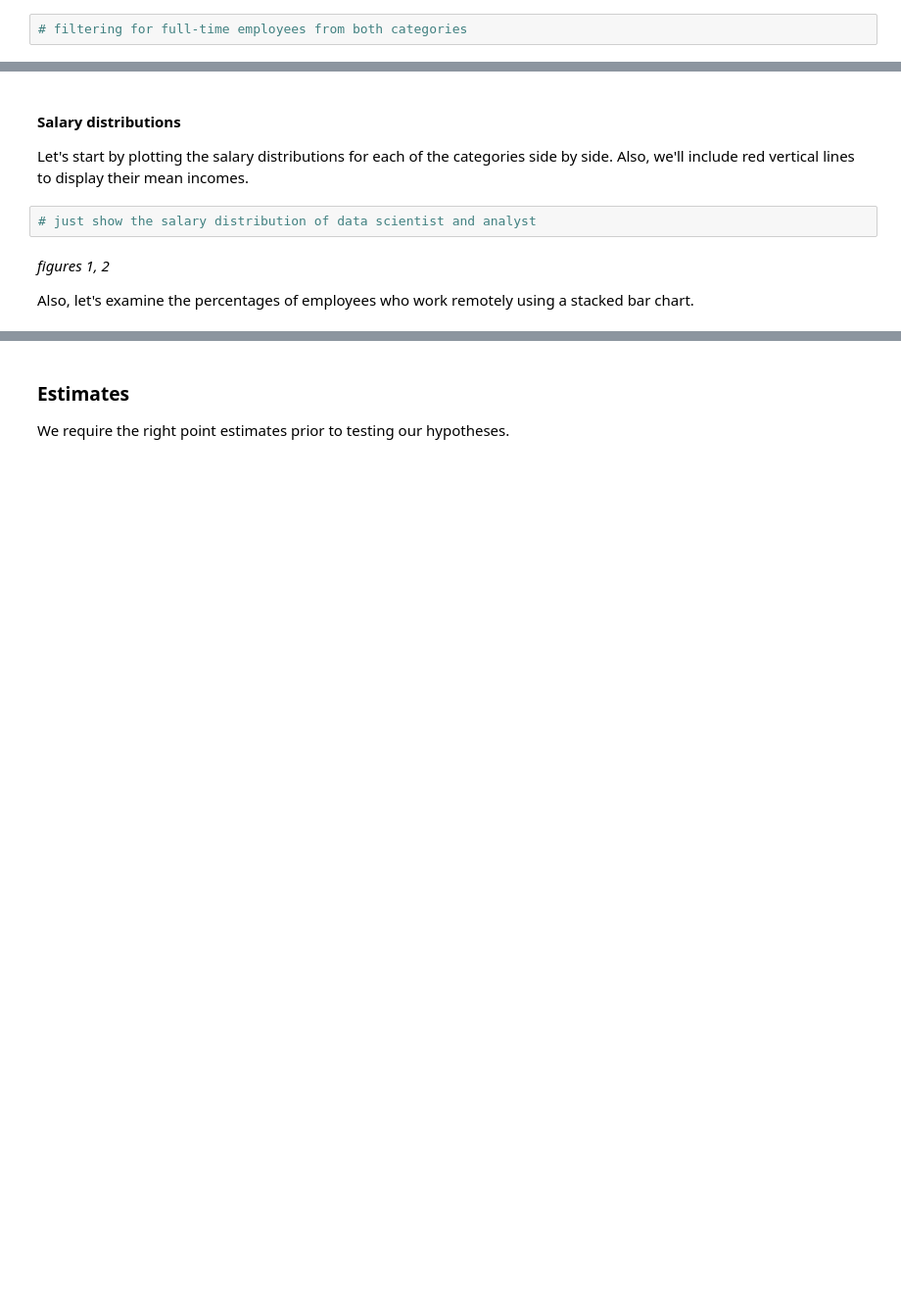
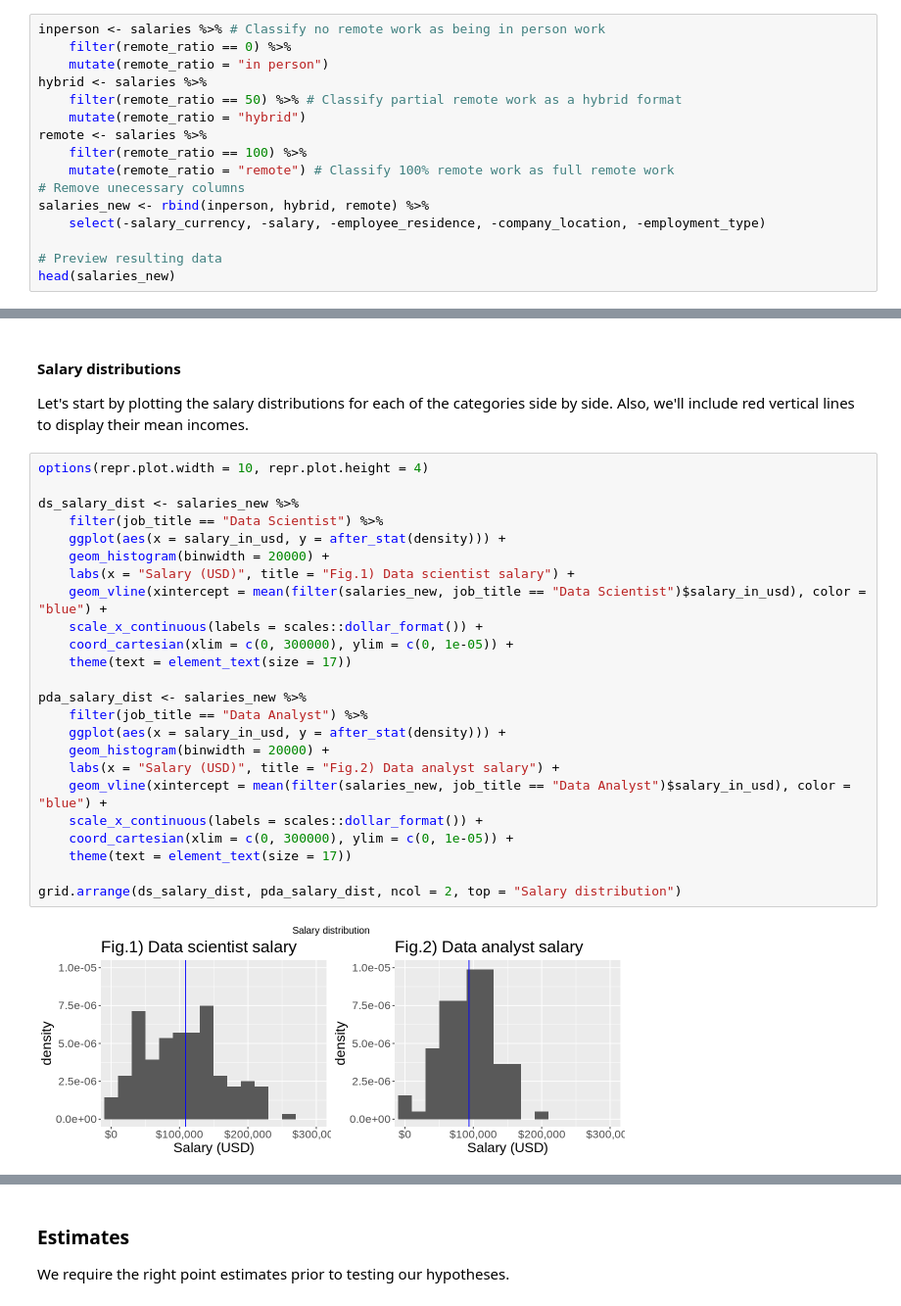
Before and after one commit to vindennt/stat-201-project-group-10, a Jupyter notebook: Final draft.ipynb, the cells around one changed output, grey strips where cells are left out. Shown at 98% size. Drawn from its saved outputs; the diff is of its cells as text; blank space fills up the shorter version.

````diff
--- a/Final draft.ipynb
+++ b/Final draft.ipynb
@@ -43,4 +107,18 @@
 Here we can see that the first three categories each have more than 30 observations, meaning they are large enough, and are similar in size. Of those three, Data Scientist is a very broad job definition, so we will compare Data Scientists and Data Analysts.
 Let's grab only those categories and store them in a dataframe named ```top_jobs```.
 # %%
-# filtering for full-time employees from both categories
+inperson <- salaries %>% # Classify no remote work as being in person work
+    filter(remote_ratio == 0) %>%
+    mutate(remote_ratio = "in person")
+hybrid <- salaries %>%
+    filter(remote_ratio == 50) %>% # Classify partial remote work as a hybrid format
+    mutate(remote_ratio = "hybrid")
+remote <- salaries %>%
+    filter(remote_ratio == 100) %>%
+    mutate(remote_ratio = "remote") # Classify 100% remote work as full remote work
+# Remove unecessary columns
+salaries_new <- rbind(inperson, hybrid, remote) %>%
+    select(-salary_currency, -salary, -employee_residence, -company_location, -employment_type)
+
+# Preview resulting data
+head(salaries_new)
@@ -54,8 +142,28 @@
 Let's start by plotting the salary distributions for each of the categories side by side.
 Also, we'll include red vertical lines to display their mean incomes.
 # %%
-# just show the salary distribution of data scientist and analyst
+options(repr.plot.width = 10, repr.plot.height = 4)
+
+ds_salary_dist <- salaries_new %>%
+    filter(job_title == "Data Scientist") %>%
+    ggplot(aes(x = salary_in_usd, y = after_stat(density))) +
+    geom_histogram(binwidth = 20000) +
+    labs(x = "Salary (USD)", title = "Fig.1) Data scientist salary") +
+    geom_vline(xintercept = mean(filter(salaries_new, job_title == "Data Scientist")$salary_in_usd), color = "blue") +
+    scale_x_continuous(labels = scales::dollar_format()) +
+    coord_cartesian(xlim = c(0, 300000), ylim = c(0, 1e-05)) +
+    theme(text = element_text(size = 17))
+
+pda_salary_dist <- salaries_new %>%
+    filter(job_title == "Data Analyst") %>%
+    ggplot(aes(x = salary_in_usd, y = after_stat(density))) +
+    geom_histogram(binwidth = 20000) +
+    labs(x = "Salary (USD)", title = "Fig.2) Data analyst salary") +
+    geom_vline(xintercept = mean(filter(salaries_new, job_title == "Data Analyst")$salary_in_usd), color = "blue") +
+    scale_x_continuous(labels = scales::dollar_format()) +
+    coord_cartesian(xlim = c(0, 300000), ylim = c(0, 1e-05)) +
+    theme(text = element_text(size = 17))
+
+grid.arrange(ds_salary_dist, pda_salary_dist, ncol = 2, top = "Salary distribution")
+# %% [output]
+[figure, added]
-# %% [markdown]
-*figures 1, 2*
-
-Also, let's examine the percentages of employees who work remotely using a stacked bar chart.
````
Also changed, not shown: parts of 30 cells of this notebook.
